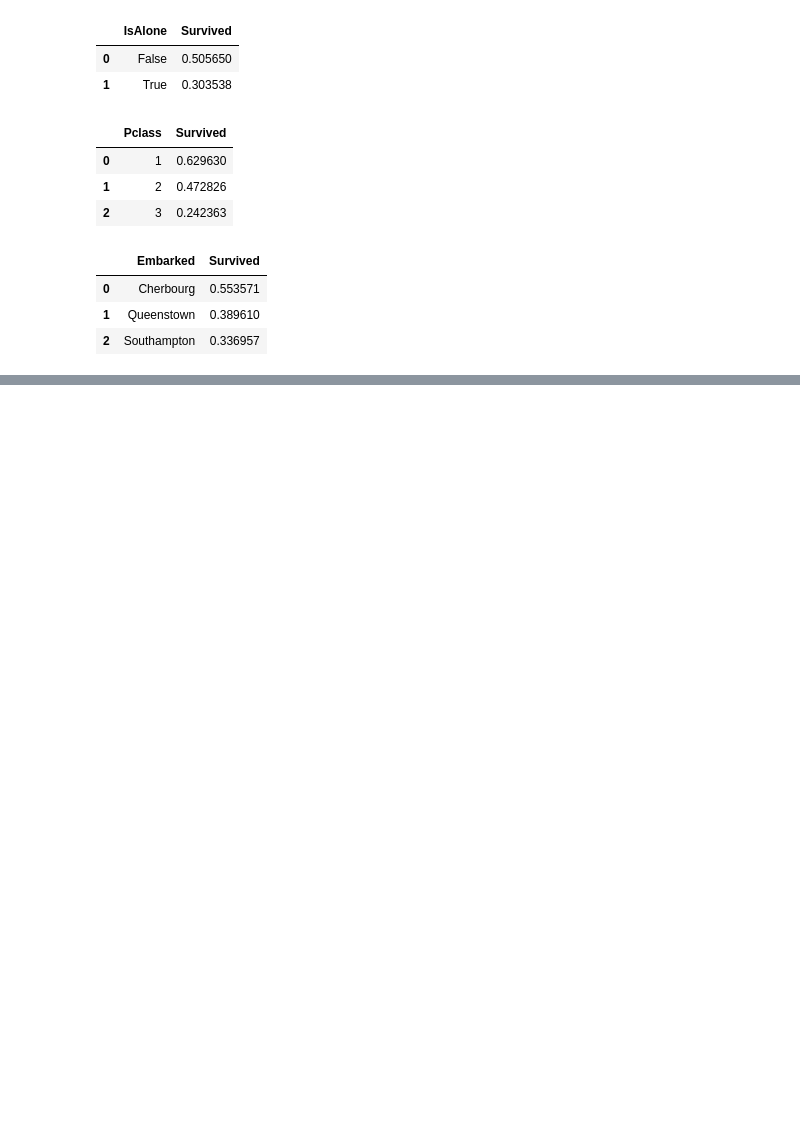
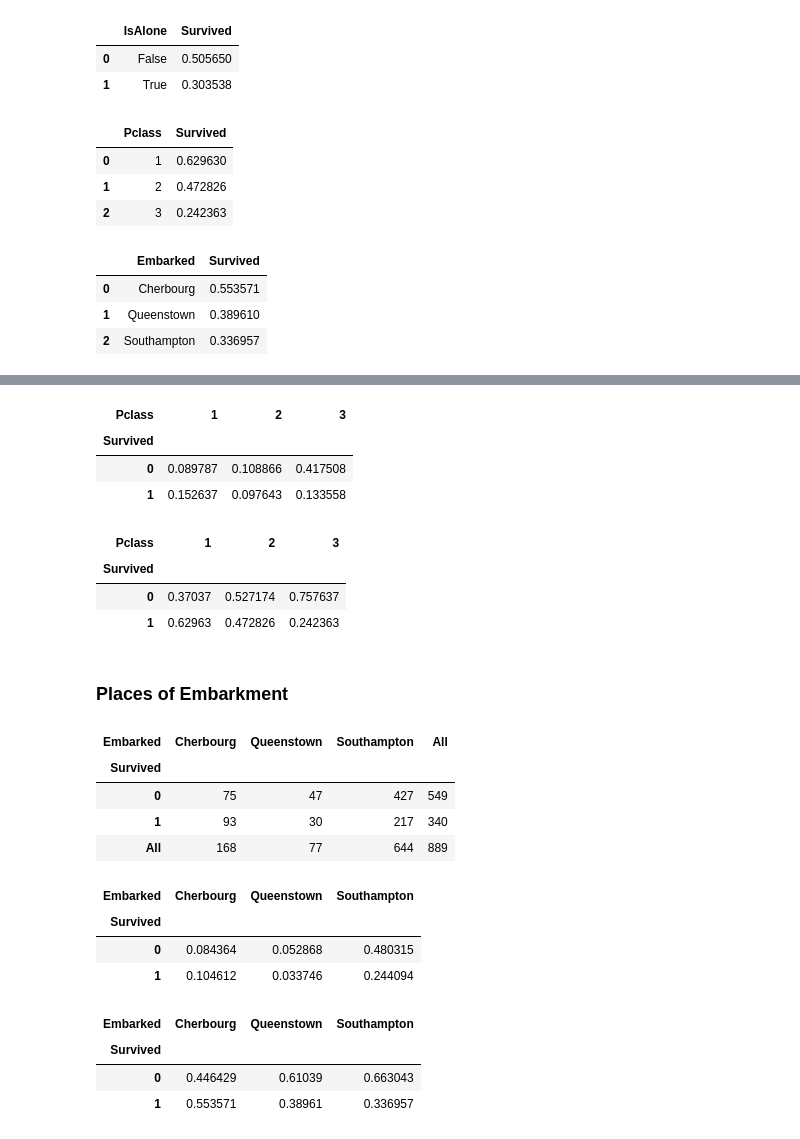
Before and after one commit to dennis-hauser/titanic, a Jupyter notebook: titanic.ipynb, the cells around one changed output, grey strips where cells are left out. Drawn from its saved outputs; the diff is of its cells as text; code cells hidden in the pictures; blank space fills up the shorter version.

```diff
--- a/titanic.ipynb
+++ b/titanic.ipynb
@@ -240,0 +314,43 @@ data[['Embarked', 'Survived']].groupby(['Embarked'], as_index=False).mean().sort
+# %%
+# Joint probabilities
+pd.crosstab(index=data['Survived'], columns=data['Pclass'], normalize=True)
+# %% [output]
+| Pclass | 1 | 2 | 3 |
+| Survived |  |  |  |
+| 0 | 0.089787 | 0.108866 | 0.417508 |
+| 1 | 0.152637 | 0.097643 | 0.133558 |
+# %%
+# Conditional probabilities
+pd.crosstab(index=data['Survived'], columns=data['Pclass'], normalize='columns')
+# %% [output]
+| Pclass | 1 | 2 | 3 |
+| Survived |  |  |  |
+| 0 | 0.37037 | 0.527174 | 0.757637 |
+| 1 | 0.62963 | 0.472826 | 0.242363 |
+# %% [markdown]
+### Places of Embarkment
+# %%
+# Joint frequencies
+pd.crosstab(index=data['Survived'], columns=data['Embarked'], margins=True)
+# %% [output]
+| Embarked | Cherbourg | Queenstown | Southampton | All |
+| Survived |  |  |  |  |
+| 0 | 75 | 47 | 427 | 549 |
+| 1 | 93 | 30 | 217 | 340 |
+| All | 168 | 77 | 644 | 889 |
+# %%
+# Joint probabilities
+pd.crosstab(index=data['Survived'], columns=data['Embarked'], normalize=True)
+# %% [output]
+| Embarked | Cherbourg | Queenstown | Southampton |
+| Survived |  |  |  |
+| 0 | 0.084364 | 0.052868 | 0.480315 |
+| 1 | 0.104612 | 0.033746 | 0.244094 |
+# %%
+# Conditional probabilities
+pd.crosstab(index=data['Survived'], columns=data['Embarked'], normalize='columns')
+# %% [output]
+| Embarked | Cherbourg | Queenstown | Southampton |
+| Survived |  |  |  |
+| 0 | 0.446429 | 0.61039 | 0.663043 |
+| 1 | 0.553571 | 0.38961 | 0.336957 |
```
Also changed, not shown: parts of 14 cells of this notebook.
